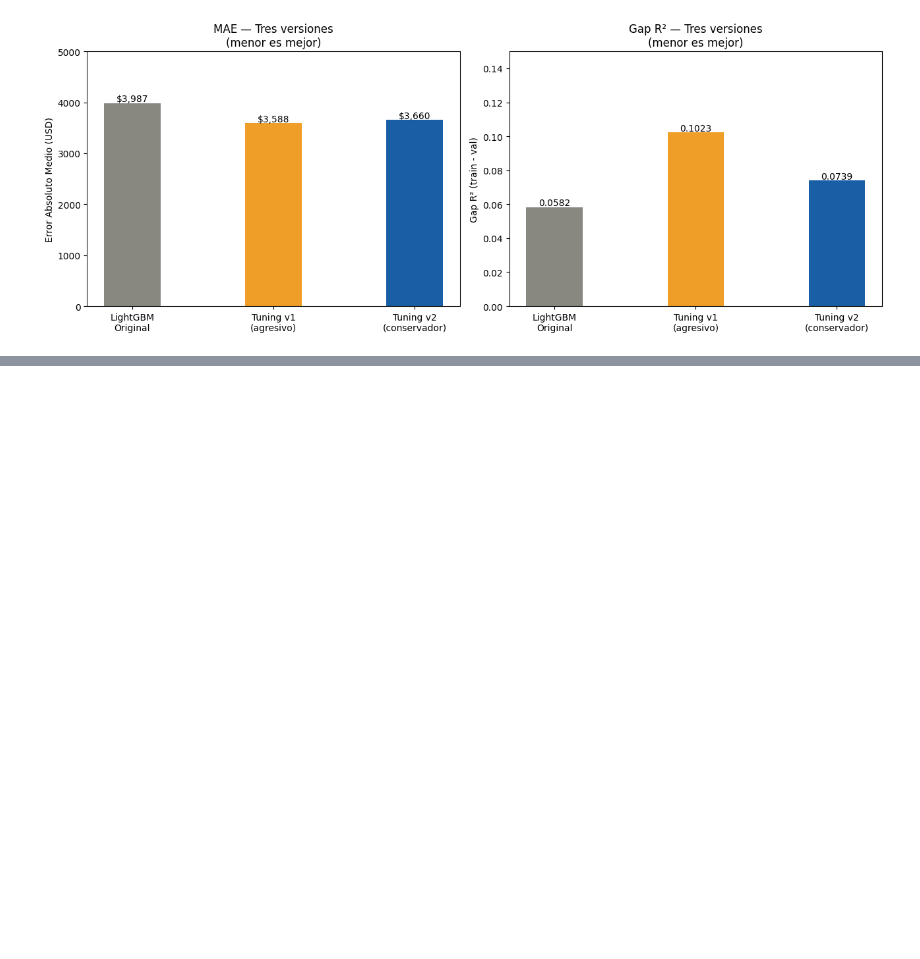
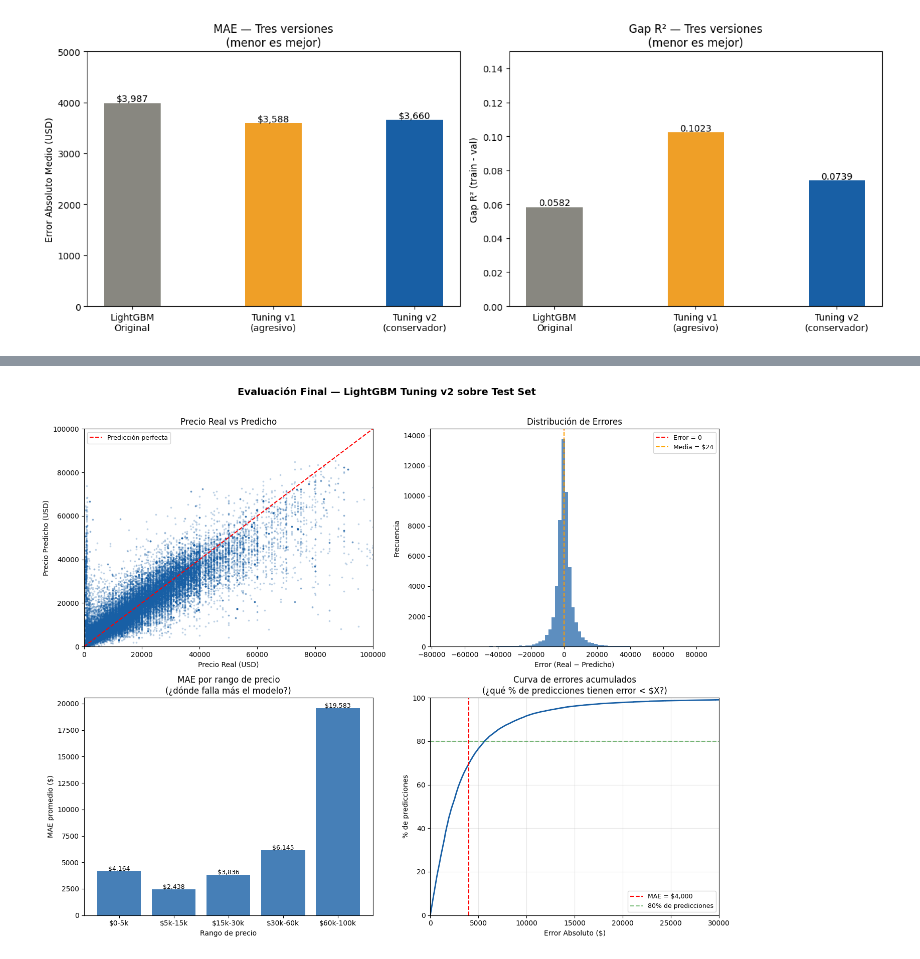
Before and after one commit to Mary-Paz-AN/PY_IA, a Jupyter notebook: SegundaEtapa/segundaEtapa.ipynb, the cells around one changed output, grey strips where cells are left out. Saved outputs shown, nothing was run; the diff lists cells and outputs as text; code cells hidden in the pictures; blank space fills up the shorter version.

```diff
--- a/SegundaEtapa/segundaEtapa.ipynb
+++ b/SegundaEtapa/segundaEtapa.ipynb
@@ -1331,0 +1619,71 @@ Modelo final guardado en 'mejor_modelo_2b'
+# %%
+# Visualizaciones del análisis final
+
+fig, axes = plt.subplots(2, 2, figsize=(14, 11))
+fig.suptitle('Evaluación Final — LightGBM Tuning v2 sobre Test Set',
+             fontsize=14, fontweight='bold', y=1.01)
+
+# Gráfico 1: Real vs Predicho
+# Si el modelo fuera perfecto, todos los puntos estarían sobre la línea diagonal.
+# La dispersión alrededor muestra dónde el modelo falla más.
+axes[0,0].scatter(
+    y_test, y_pred_test,
+    alpha=0.2, s=3, color='#185FA5'
+)
+lims = [0, 100000]
+axes[0,0].plot(lims, lims, 'r--', linewidth=1.5, label='Predicción perfecta')
+axes[0,0].set_xlabel('Precio Real (USD)')
+axes[0,0].set_ylabel('Precio Predicho (USD)')
+axes[0,0].set_title('Precio Real vs Predicho')
+axes[0,0].legend(fontsize=9)
+axes[0,0].set_xlim(lims)
+axes[0,0].set_ylim(lims)
+
+# Gráfico 2: Distribución de errores
+# Un error centrado en 0 y simétrico indica que el modelo no tiene sesgo sistemático, osea, no sobreestima ni subestima siempre
+errores = y_test.values - y_pred_test
+axes[0,1].hist(errores, bins=80, color='#185FA5', alpha=0.7, edgecolor='none')
+axes[0,1].axvline(0, color='red', linewidth=1.5, linestyle='--', label='Error = 0')
+axes[0,1].axvline(errores.mean(), color='orange', linewidth=1.5,
+                   linestyle='--', label=f'Media = ${errores.mean():,.0f}')
+axes[0,1].set_xlabel('Error (Real − Predicho)')
+axes[0,1].set_ylabel('Frecuencia')
+axes[0,1].set_title('Distribución de Errores')
+axes[0,1].legend(fontsize=9)
+
+# Gráfico 3: MAE por rango de precio
+# Revela si el modelo falla más con carros baratos o caros
+mae_por_rango = df_test_eval.groupby('rango_precio', observed=True)['error_absoluto'].mean()
+axes[1,0].bar(
+    mae_por_rango.index.astype(str),
+    mae_por_rango.values,
+    color='#185FA5', alpha=0.8
+)
+axes[1,0].set_xlabel('Rango de precio')
+axes[1,0].set_ylabel('MAE promedio ($)')
+axes[1,0].set_title('MAE por rango de precio\n(¿dónde falla más el modelo?)')
+for i, v in enumerate(mae_por_rango.values):
+    axes[1,0].text(i, v + 50, f'${v:,.0f}', ha='center', fontsize=9)
+
+# Gráfico 4: Curva de errores acumulados
+# Muestra qué porcentaje de predicciones tienen un error menor a $X
+errores_abs_sorted = np.sort(df_test_eval['error_absoluto'].values)
+pct_acumulado = np.arange(1, len(errores_abs_sorted)+1) / len(errores_abs_sorted) * 100
+
+axes[1,1].plot(errores_abs_sorted, pct_acumulado, color='#185FA5', linewidth=2)
+axes[1,1].axvline(mae_test, color='red', linestyle='--',
+                   label=f'MAE = ${mae_test:,.0f}')
+axes[1,1].axhline(80, color='green', linestyle='--', alpha=0.5, label='80% de predicciones')
+axes[1,1].set_xlabel('Error Absoluto ($)')
+axes[1,1].set_ylabel('% de predicciones')
+axes[1,1].set_title('Curva de errores acumulados\n(¿qué % de predicciones tienen error < $X?)')
+axes[1,1].legend(fontsize=9)
+axes[1,1].set_xlim(0, 30000)
+axes[1,1].set_ylim(0, 100)
+axes[1,1].grid(alpha=0.3)
+
+plt.tight_layout()
+plt.savefig('evaluacion_final_test.png', dpi=150, bbox_inches='tight')
+plt.show()
+# %% [output]
+[figure, added]
```
Also changed, not shown: parts of 29 cells of this notebook, 8 other files.
